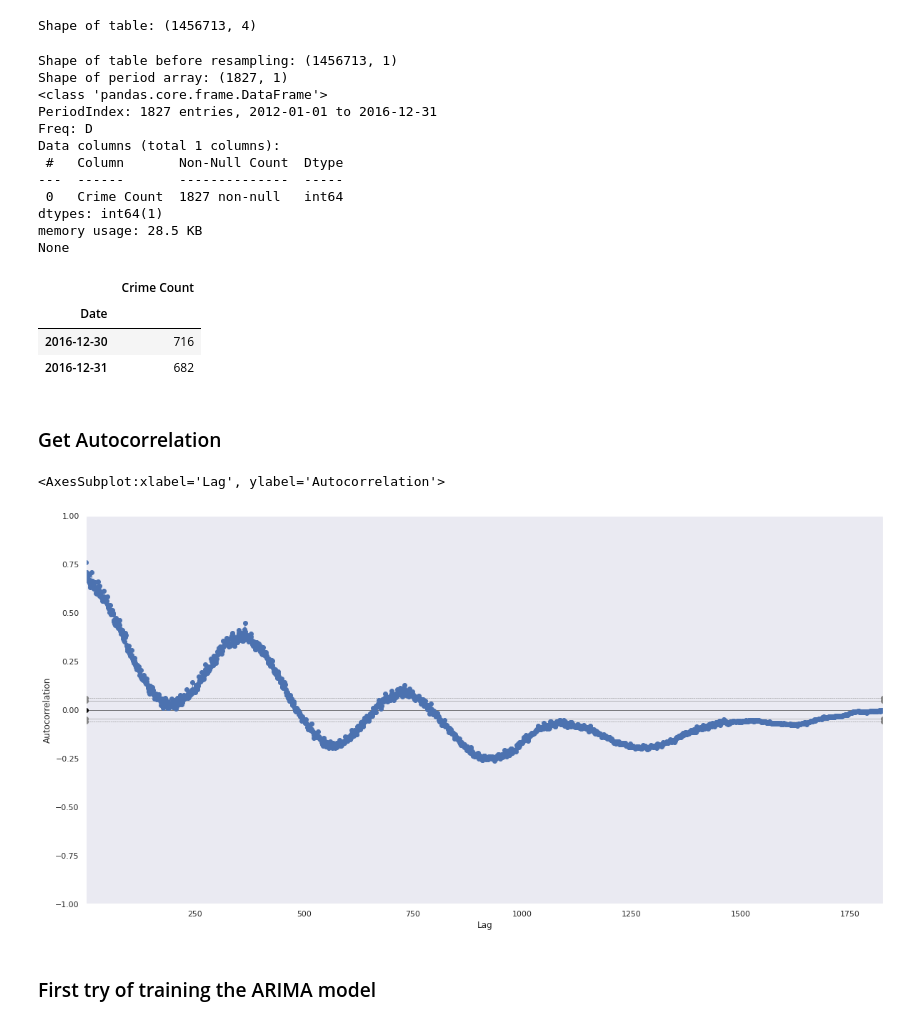
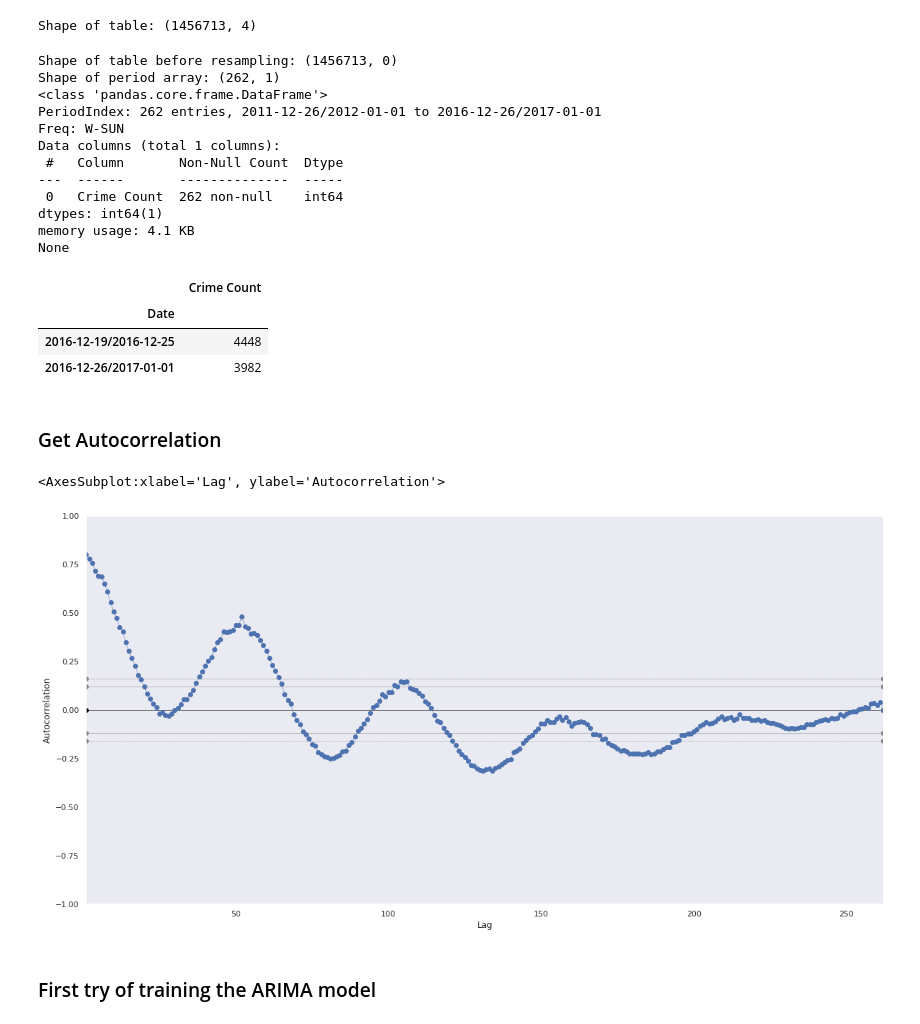
Before and after one commit to anto8460/chicago_project, a Jupyter notebook: chicago_project/timeseries_analysis_and_forecasting.ipynb, the cells around one changed output. Cells and saved outputs as stored; diff of their text form; code cells hidden in the pictures.

```diff
--- a/chicago_project/timeseries_analysis_and_forecasting.ipynb
+++ b/chicago_project/timeseries_analysis_and_forecasting.ipynb
@@ -215,30 +215,30 @@ Shape of table: (1456713, 4)
 # %%
 # Create period table, with one column for crime count
 print(f'Shape of table before resampling: {police_data.shape}')
 
 police_data['Crime Count'] = ""
 # table with monthly period, skip 2017 data cause they are too little
-series = police_data.loc[:'2016/12'].resample(rule='1d', kind='period').count()
+series = police_data.loc[:'2016/12'].resample(rule='1w', kind='period').count()
 print(f'Shape of period array: {series.shape}')
 print(series.info())
 series.tail(2)
 # %% [output]
-Shape of table before resampling: (1456713, 1)
-Shape of period array: (1827, 1)
+Shape of table before resampling: (1456713, 0)
+Shape of period array: (262, 1)
 <class 'pandas.core.frame.DataFrame'>
-PeriodIndex: 1827 entries, 2012-01-01 to 2016-12-31
-Freq: D
+PeriodIndex: 262 entries, 2011-12-26/2012-01-01 to 2016-12-26/2017-01-01
+Freq: W-SUN
 Data columns (total 1 columns):
  #   Column       Non-Null Count  Dtype
 ---  ------       --------------  -----
- 0   Crime Count  1827 non-null   int64
+ 0   Crime Count  262 non-null    int64
 dtypes: int64(1)
-memory usage: 28.5 KB
+memory usage: 4.1 KB
 None
 |  | Crime Count |
 | Date |  |
-| 2016-12-30 | 716 |
-| 2016-12-31 | 682 |
+| 2016-12-19/2016-12-25 | 4448 |
+| 2016-12-26/2017-01-01 | 3982 |
 # %% [markdown]
 ### Get Autocorrelation
 # %%
@@ -247,7 +247,7 @@ from pandas.plotting import autocorrelation_plot
 autocorrelation_plot(series)
 # %% [output]
 <AxesSubplot:xlabel='Lag', ylabel='Autocorrelation'>
-[figure, old version]
+[figure, new version]
 # %% [markdown]
 ### First try of training the ARIMA model
 # %%
```
Also changed, not shown: parts of 8 cells of this notebook.
